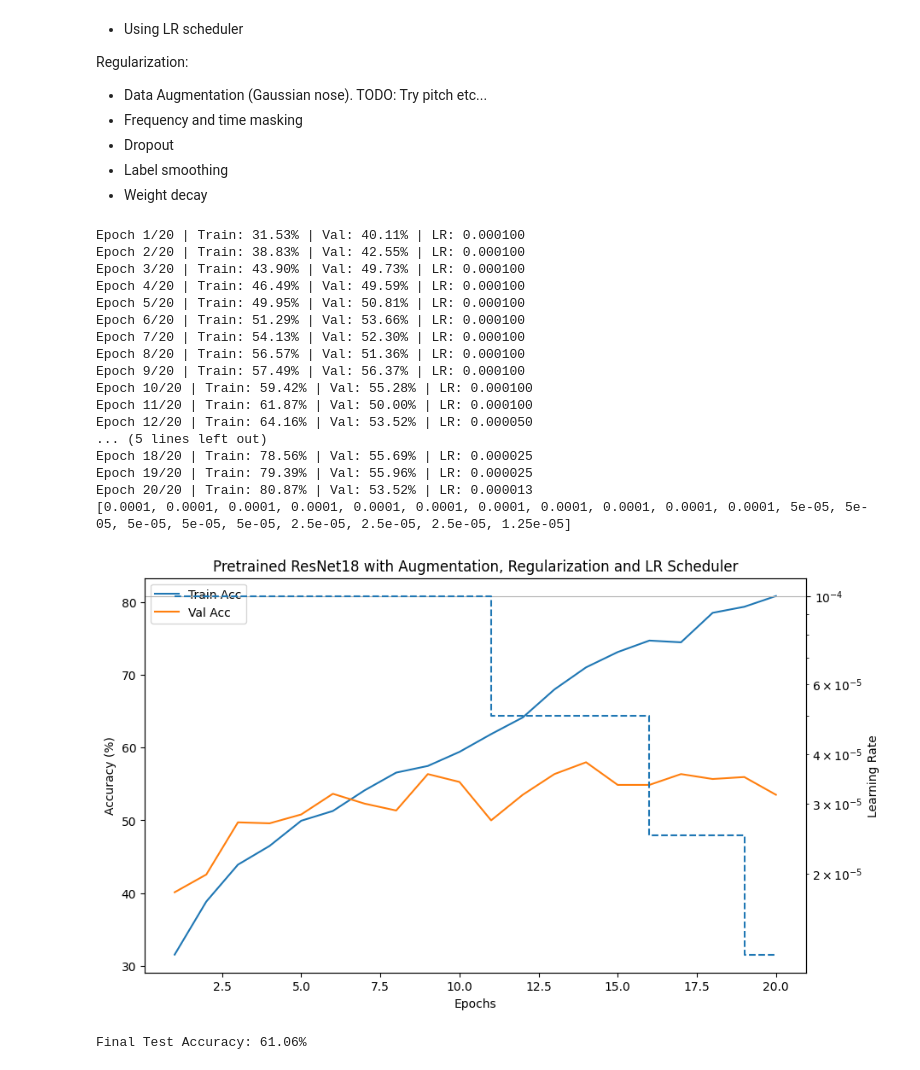
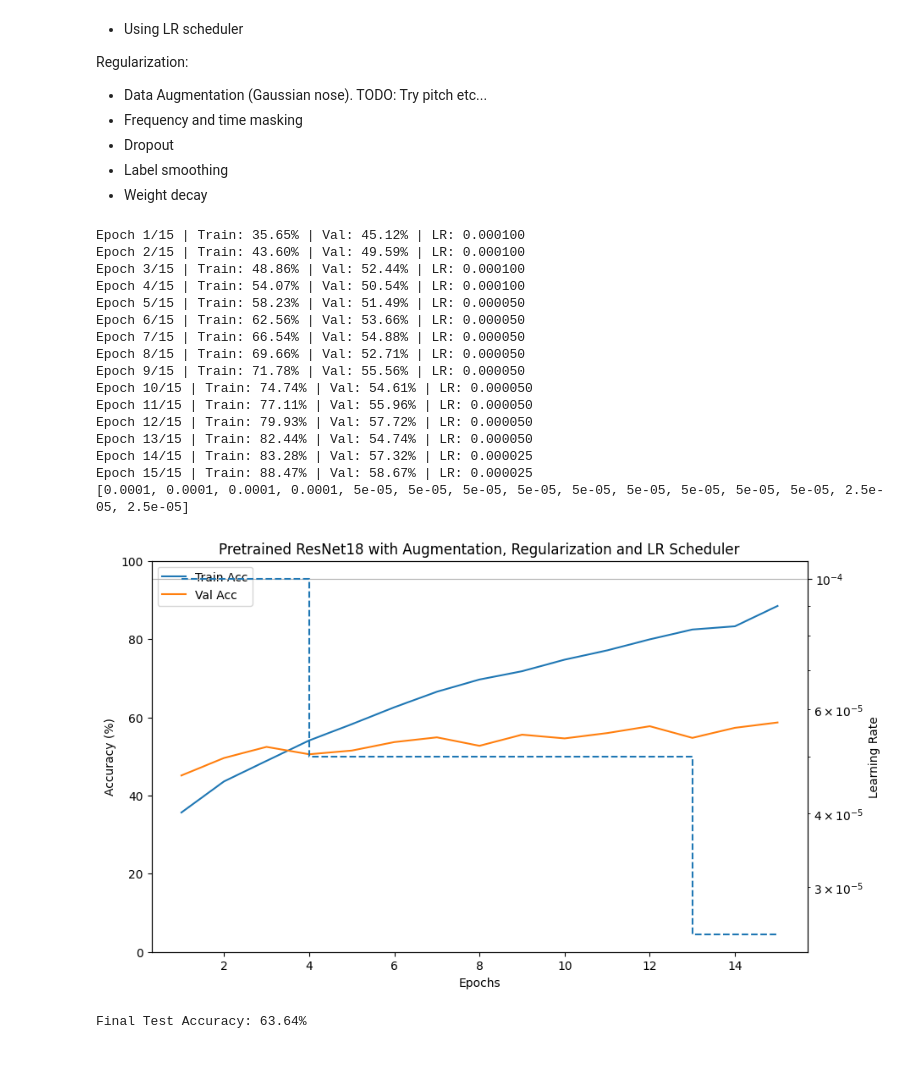
Before and after one commit to kristjan-kostanjsek/SER-deep-learning, a Jupyter notebook: ResNet18.ipynb, the cells around one changed output. Cells and saved outputs as stored; diff of their text form; code cells hidden in the pictures.

```diff
--- a/ResNet18.ipynb
+++ b/ResNet18.ipynb
@@ -155,51 +145,50 @@ train_loader, val_loader, test_loader = build_dataloaders(
     use_augmentation=True,
     add_noise_std=0.005,
     freq_mask_param=15,
     time_mask_param=30
 )
 
 model, criterion, optimizer, scheduler = build_model(
     model_name="resnet18",
     pretrained=True,
     use_regularization=True,
     dropout_rate=0.5,
     label_smoothing=0.1,
     weight_decay=1e-3,
     use_scheduler=True,
     scheduler_factor=0.5,
-    scheduler_patience=2
+    scheduler_patience=1
 )
 
 history = train_model(
     model,
     train_loader,
     val_loader,
     criterion,
     optimizer,
     scheduler=scheduler,
-    epochs=20
+    epochs=15
 )
 
 plot_history(history, "Pretrained ResNet18 with Augmentation, Regularization and LR Scheduler")
 
 test_accuracy = evaluate_model(model, test_loader)
 # %% [output]
-Epoch 1/20 | Train: 31.53% | Val: 40.11% | LR: 0.000100
-Epoch 2/20 | Train: 38.83% | Val: 42.55% | LR: 0.000100
-Epoch 3/20 | Train: 43.90% | Val: 49.73% | LR: 0.000100
-Epoch 4/20 | Train: 46.49% | Val: 49.59% | LR: 0.000100
-Epoch 5/20 | Train: 49.95% | Val: 50.81% | LR: 0.000100
-Epoch 6/20 | Train: 51.29% | Val: 53.66% | LR: 0.000100
-Epoch 7/20 | Train: 54.13% | Val: 52.30% | LR: 0.000100
-Epoch 8/20 | Train: 56.57% | Val: 51.36% | LR: 0.000100
-Epoch 9/20 | Train: 57.49% | Val: 56.37% | LR: 0.000100
-Epoch 10/20 | Train: 59.42% | Val: 55.28% | LR: 0.000100
-Epoch 11/20 | Train: 61.87% | Val: 50.00% | LR: 0.000100
-Epoch 12/20 | Train: 64.16% | Val: 53.52% | LR: 0.000050
-... (5 lines left out)
-Epoch 18/20 | Train: 78.56% | Val: 55.69% | LR: 0.000025
-Epoch 19/20 | Train: 79.39% | Val: 55.96% | LR: 0.000025
-Epoch 20/20 | Train: 80.87% | Val: 53.52% | LR: 0.000013
-[0.0001, 0.0001, 0.0001, 0.0001, 0.0001, 0.0001, 0.0001, 0.0001, 0.0001, 0.0001, 0.0001, 5e-05, 5e-05, 5e-05, 5e-05, 5e-05, 2.5e-05, 2.5e-05, 2.5e-05, 1.25e-05]
+Epoch 1/15 | Train: 35.65% | Val: 45.12% | LR: 0.000100
+Epoch 2/15 | Train: 43.60% | Val: 49.59% | LR: 0.000100
+Epoch 3/15 | Train: 48.86% | Val: 52.44% | LR: 0.000100
+Epoch 4/15 | Train: 54.07% | Val: 50.54% | LR: 0.000100
+Epoch 5/15 | Train: 58.23% | Val: 51.49% | LR: 0.000050
+Epoch 6/15 | Train: 62.56% | Val: 53.66% | LR: 0.000050
+Epoch 7/15 | Train: 66.54% | Val: 54.88% | LR: 0.000050
+Epoch 8/15 | Train: 69.66% | Val: 52.71% | LR: 0.000050
+Epoch 9/15 | Train: 71.78% | Val: 55.56% | LR: 0.000050
+Epoch 10/15 | Train: 74.74% | Val: 54.61% | LR: 0.000050
+Epoch 11/15 | Train: 77.11% | Val: 55.96% | LR: 0.000050
+Epoch 12/15 | Train: 79.93% | Val: 57.72% | LR: 0.000050
+Epoch 13/15 | Train: 82.44% | Val: 54.74% | LR: 0.000050
+Epoch 14/15 | Train: 83.28% | Val: 57.32% | LR: 0.000025
+Epoch 15/15 | Train: 88.47% | Val: 58.67% | LR: 0.000025
+[0.0001, 0.0001, 0.0001, 0.0001, 5e-05, 5e-05, 5e-05, 5e-05, 5e-05, 5e-05, 5e-05, 5e-05, 5e-05, 2.5e-05, 2.5e-05]
-[figure, old version]
+[figure, new version]
-Final Test Accuracy: 61.06%
+Final Test Accuracy: 63.64%
```
Also changed, not shown: parts of 3 cells of this notebook, 3 other files.
